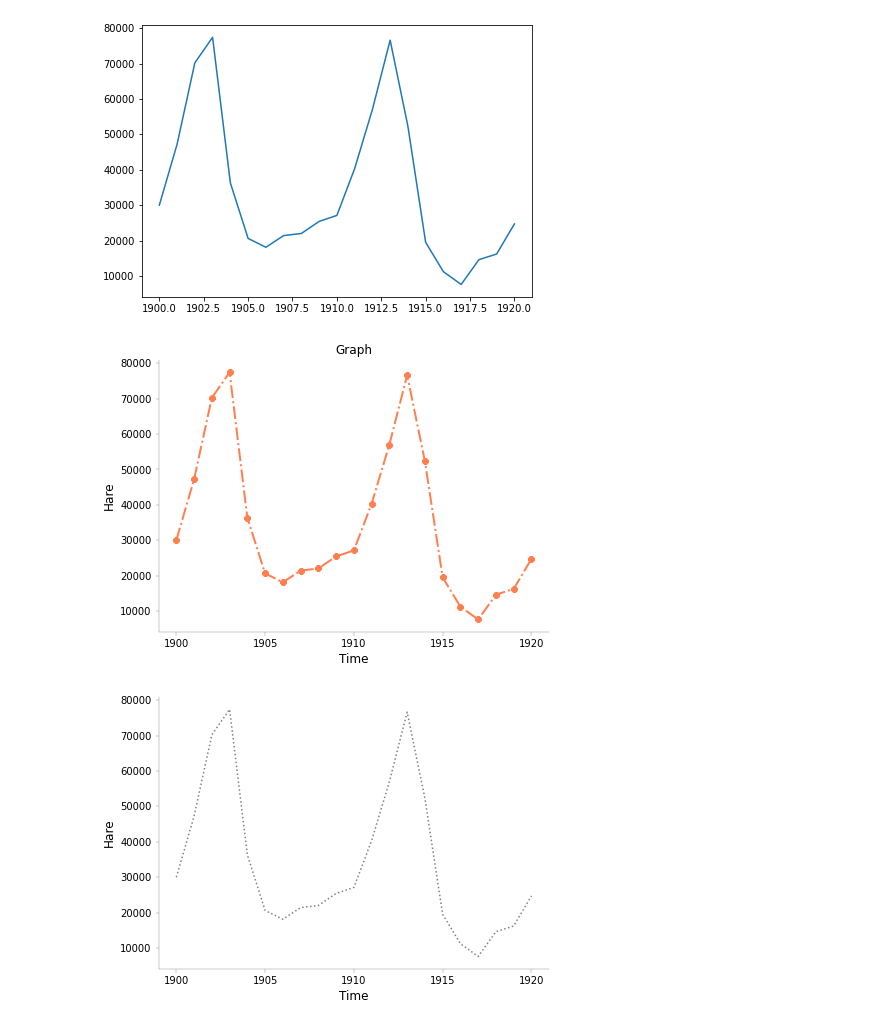
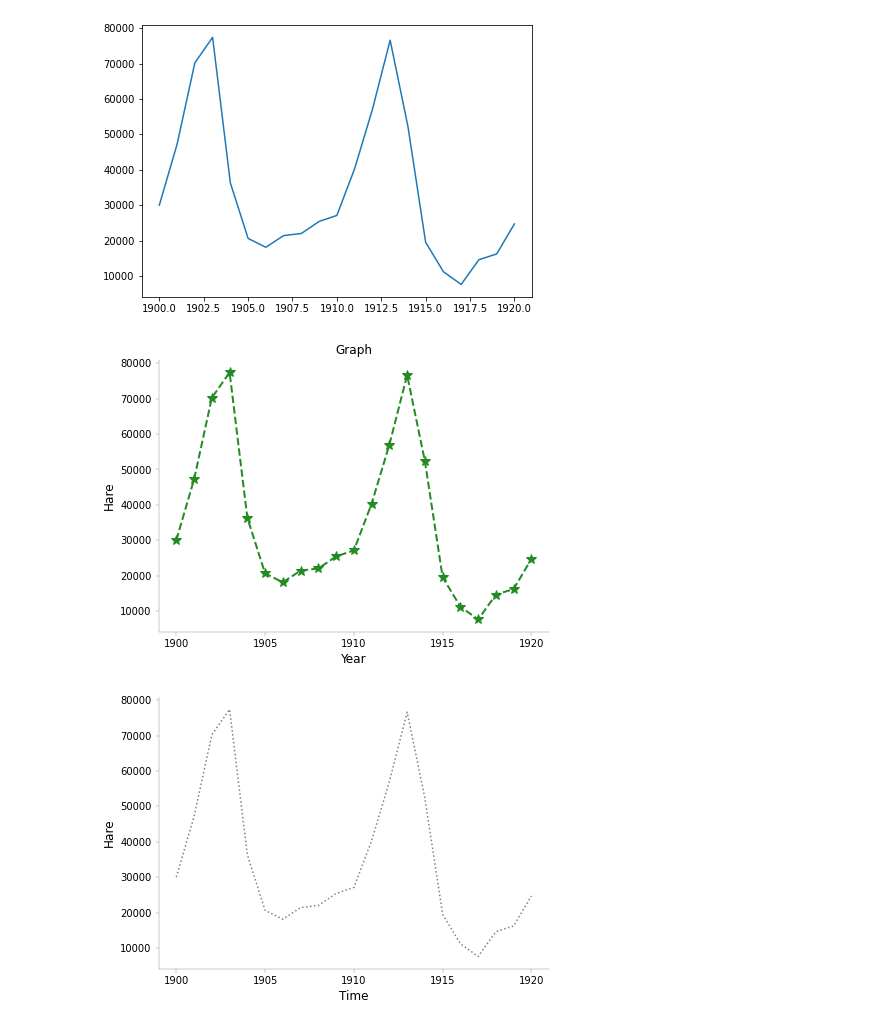
Before and after one commit to AnastasiyaMax/MLDS_python_course_fall22, a Jupyter notebook: week_6-7_viz/6_1_Viz.ipynb, the cells around one changed output. Drawn from its saved outputs; the diff is of its cells as text; code cells hidden in the pictures.

```diff
--- a/week_6-7_viz/6_1_Viz.ipynb
+++ b/week_6-7_viz/6_1_Viz.ipynb
@@ -95,26 +95,26 @@ ax.plot(forest.year, forest.hare);  # обратите внимание - гра
 [figure]
 # %%
 fig, ax = plt.subplots(figsize=(7,5))
-ax.plot(forest.year, forest.hare, color = 'coral',
-        ls='-.', lw=2, marker='8')
+ax.plot(forest.year, forest.hare, color = 'forestgreen',
+        ls='--', lw=2, marker='*', ms=10)
 
 ax.locator_params(integer=True)
 
-ax.set_xlabel('Time', fontsize=12)
+ax.set_xlabel('Year', fontsize=12)
 ax.set_ylabel('Hare', fontsize=12)
 
 ax.set_title('Graph')
 
 ax.spines['right'].set_visible(False)
 ax.spines['top'].set_visible(False)
 
 ax.xaxis.set_tick_params(width=0.2)
 ax.yaxis.set_tick_params(width=0.2)
 
 for spine in ['bottom','left']:
     ax.spines[spine].set_linewidth(0.2)
 # %% [output]
-[figure, old version]
+[figure, new version]
 # %%
 fig.savefig('graph.png')
 # %%
```
Also changed, not shown: parts of 7 cells of this notebook, 2 other files.
